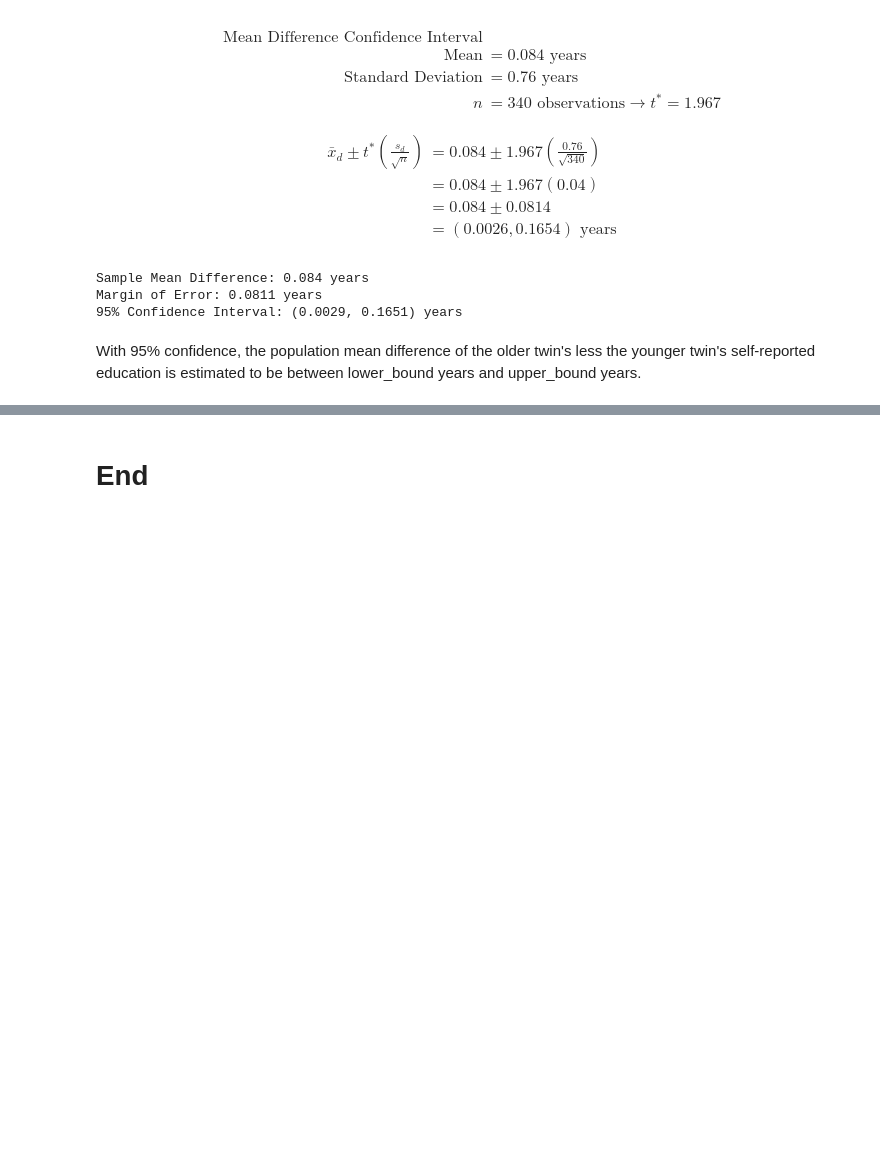
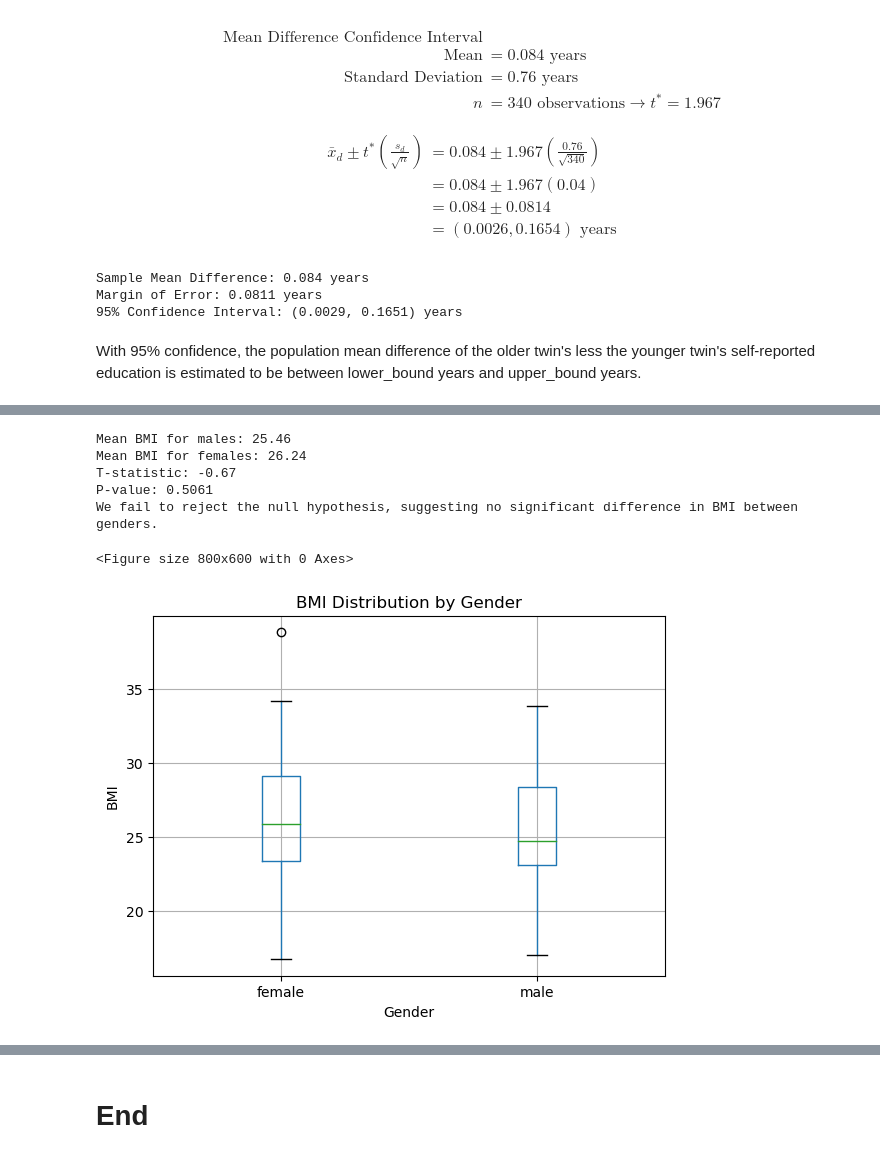
Before and after one commit to drevanzyl/PyStats, a Jupyter notebook: PyStats.ipynb, the cells around one changed output, grey strips where cells are left out. Cells and saved outputs as stored; diff of their text form; code cells hidden in the pictures; blank space fills up the shorter version.

```diff
--- a/PyStats.ipynb
+++ b/PyStats.ipynb
@@ -437,0 +563,73 @@ With 95% confidence, the population mean difference of the older twin's less the
+# %%
+# Step 1: Import necessary libraries
+import pandas as pd
+from scipy import stats
+
+# Step 2: Load your dataset
+# Assuming you have a CSV file named 'data.csv' with columns 'age', 'gender', 'bmi'
+# data = pd.read_csv('path_to_your_data.csv')
+
+# For demonstration purposes, let's create a mock DataFrame
+# Replace this mock data with your actual data
+data = pd.DataFrame({
+    'age': [18, 20, 29] * 20,  # Mock ages
+    'gender': ['male', 'female'] * 30,  # Mock genders
+    'bmi': np.random.normal(25, 5, 60)  # Mock BMIs with a mean of 25 and std dev of 5
+})
+
+# Step 3: Clean and format the data if necessary
+# Ensure that the 'gender' column is categorized properly
+data['gender'] = data['gender'].astype('category')
+
+# Filter the dataset for the age range 18-29
+data = data[(data['age'] >= 18) & (data['age'] <= 29)]
+
+# Step 4: Separate the data into two groups
+male_bmi = data[data['gender'] == 'male']['bmi']
+female_bmi = data[data['gender'] == 'female']['bmi']
+
+# Step 5: Calculate the mean BMI for each group
+mean_male_bmi = male_bmi.mean()
+mean_female_bmi = female_bmi.mean()
+
+# Step 6: Perform an independent t-test
+t_stat, p_value = stats.ttest_ind(male_bmi, female_bmi)
+
+# Output the results
+print(f"Mean BMI for males: {mean_male_bmi:.2f}")
+print(f"Mean BMI for females: {mean_female_bmi:.2f}")
+print(f"T-statistic: {t_stat:.2f}")
+print(f"P-value: {p_value:.4f}")
+
+# Based on the p-value, determine if the result is statistically significant
+alpha = 0.05  # Common significance level
+if p_value < alpha:
+    print("We reject the null hypothesis, suggesting a significant difference in BMI between genders.")
+else:
+    print("We fail to reject the null hypothesis, suggesting no significant difference in BMI between genders.")
+# %% [output]
+Mean BMI for males: 25.46
+Mean BMI for females: 26.24
+T-statistic: -0.67
+P-value: 0.5061
+We fail to reject the null hypothesis, suggesting no significant difference in BMI between genders.
+# %%
+import matplotlib.pyplot as plt
+import numpy as np
+import pandas as pd
+
+# Assuming you have a DataFrame 'data' with 'gender' and 'bmi' columns
+
+# Create a box plot
+plt.figure(figsize=(8, 6))  # Set the figure size
+boxplot = data.boxplot(column='bmi', by='gender')
+plt.title('BMI Distribution by Gender')
+plt.suptitle('')  # Suppress the default title
+plt.xlabel('Gender')
+plt.ylabel('BMI')
+
+# Show the plot
+plt.show()
+# %% [output]
+<Figure size 800x600 with 0 Axes>
+[figure, added]
```
Also changed, not shown: parts of 11 cells of this notebook, 1 other file.
